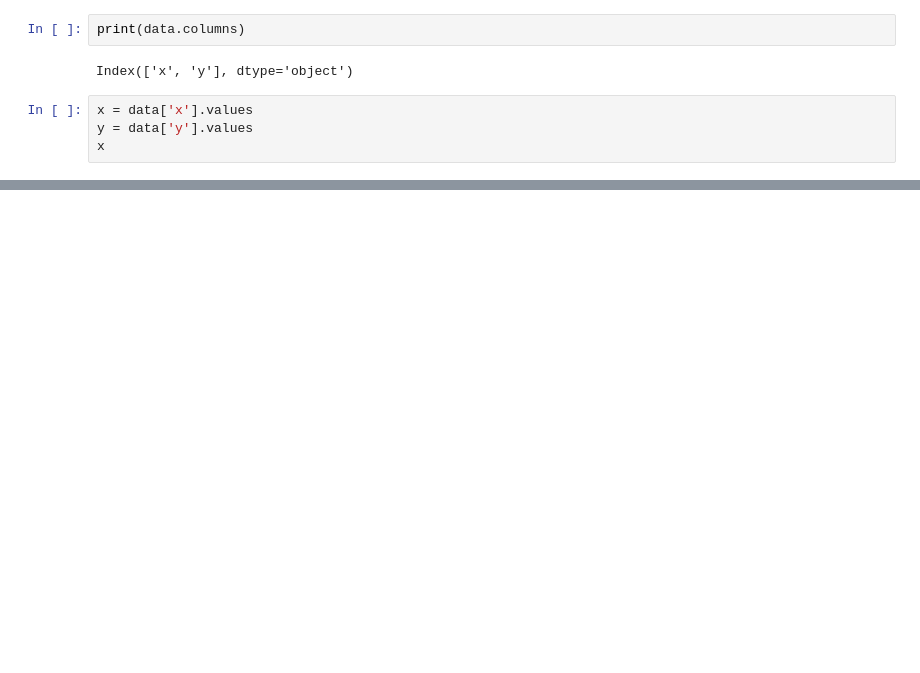
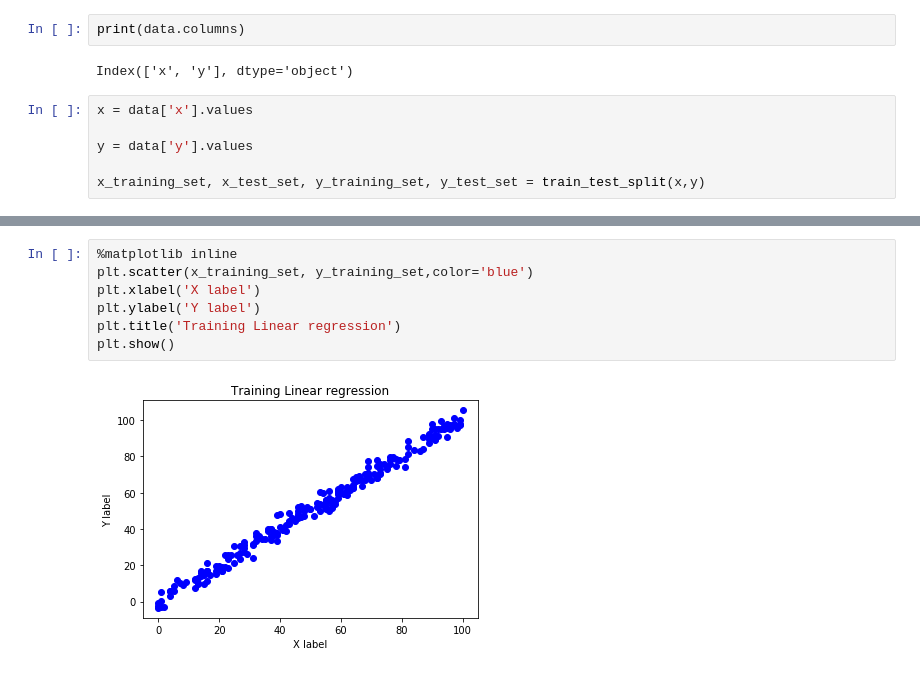
Before and after one commit to corey-marchand/linear-regression, a Jupyter notebook: reression.ipynb, the cells around one changed output, grey strips where cells are left out. Cells and saved outputs as stored; diff of their text form; blank space fills up the shorter version.

```diff
--- a/reression.ipynb
+++ b/reression.ipynb
@@ -23,5 +23,7 @@ print(data.columns)
 Index(['x', 'y'], dtype='object')
 # %%
 x = data['x'].values
+
 y = data['y'].values
-x
+
+x_training_set, x_test_set, y_training_set, y_test_set = train_test_split(x,y)
@@ -45,0 +56,9 @@ array([2.40000000e+01, 5.00000000e+01, 1.50000000e+01, 3.80000000e+01,
+# %%
+%matplotlib inline
+plt.scatter(x_training_set, y_training_set,color='blue')
+plt.xlabel('X label')
+plt.ylabel('Y label')
+plt.title('Training Linear regression')
+plt.show()
+# %% [output]
+[figure, added]
```
Also changed, not shown: parts of 5 cells of this notebook.
